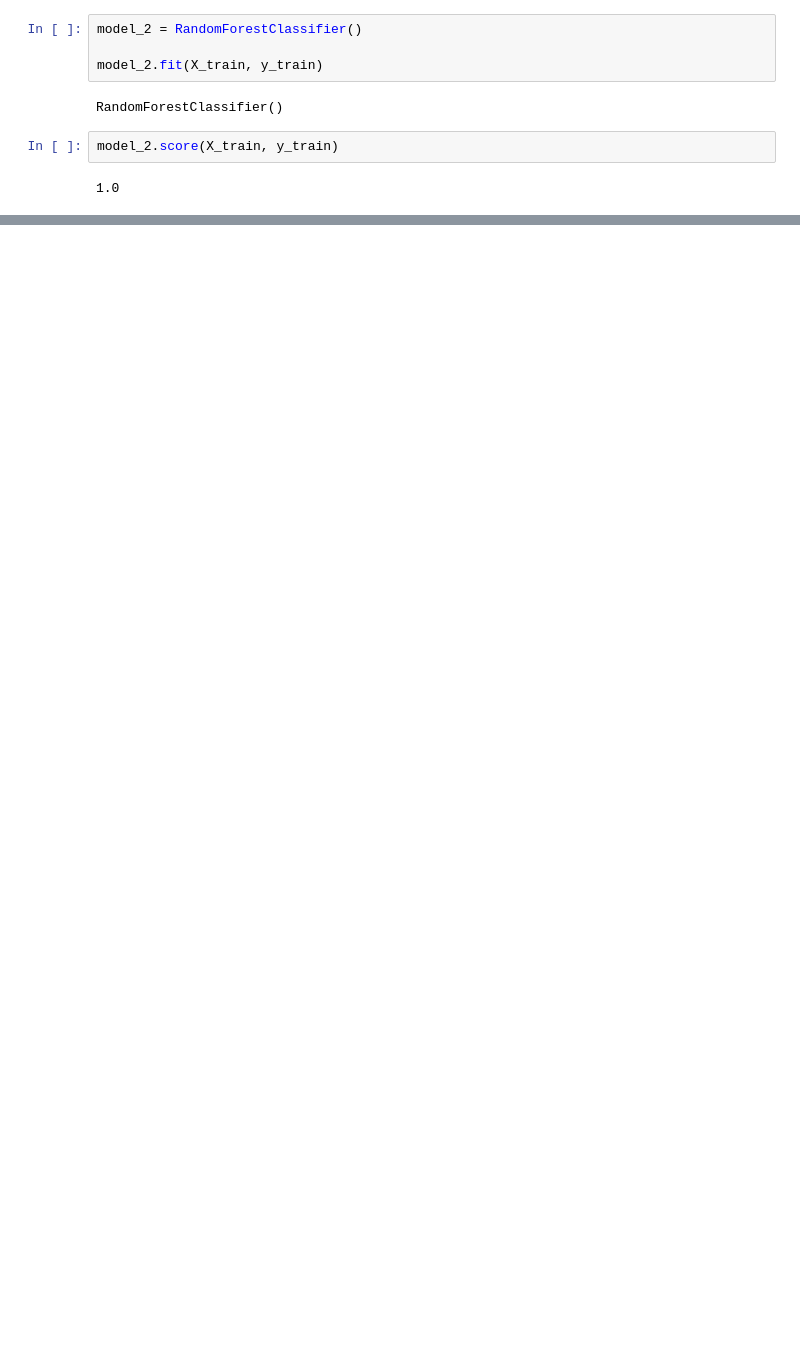
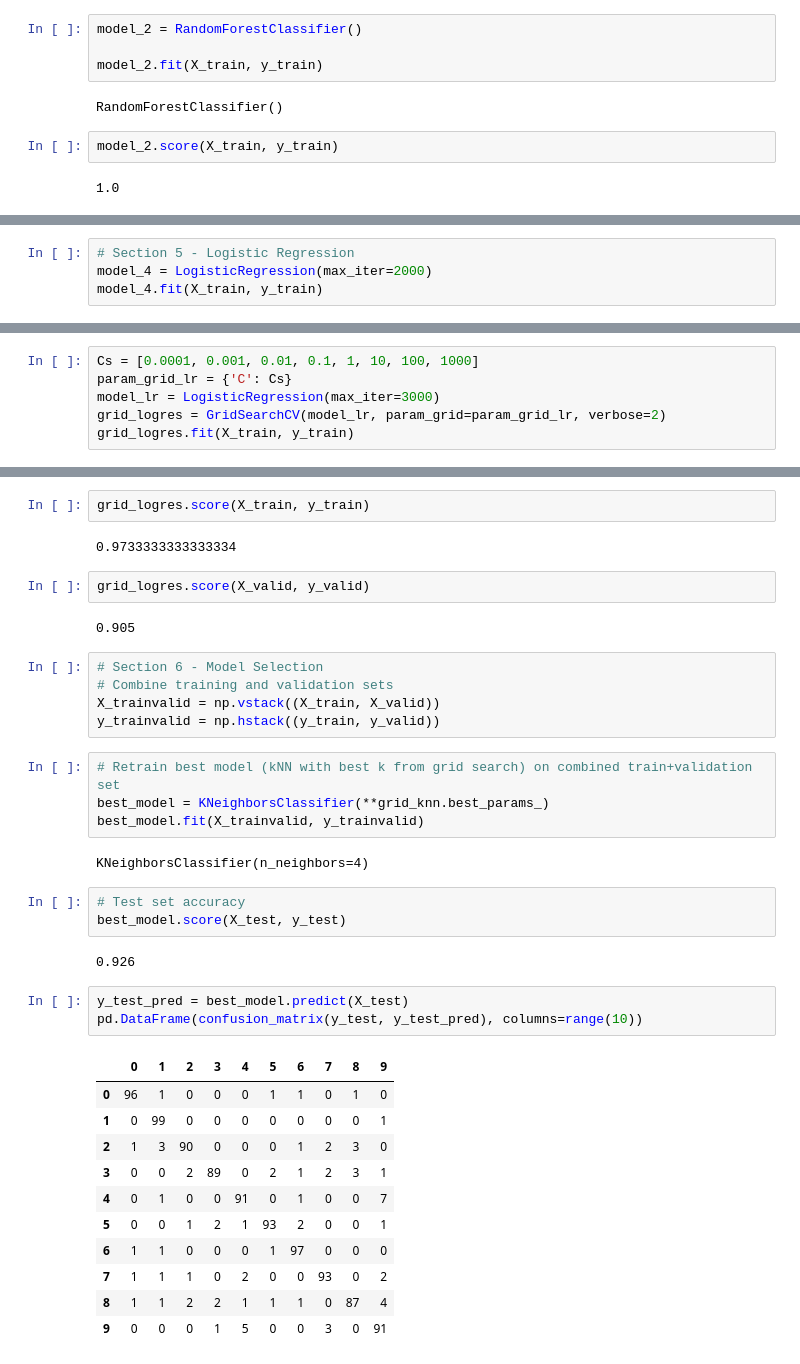
Before and after one commit to natashazywczyk/MachineLearningLabs, a Jupyter notebook: Lab 6/digits.ipynb, the cells around one changed output, grey strips where cells are left out. Cells and saved outputs as stored; diff of their text form; blank space fills up the shorter version.

```diff
--- a/Lab 6/digits.ipynb
+++ b/Lab 6/digits.ipynb
@@ -187,0 +321,4 @@ param_grid = {'n_estimators': [20, 50, 100, 500, 1000], 'max_depth': 100} # To f
+# %%
+# Section 5 - Logistic Regression
+model_4 = LogisticRegression(max_iter=2000)
+model_4.fit(X_train, y_train)
@@ -187,0 +335,6 @@ param_grid = {'n_estimators': [20, 50, 100, 500, 1000], 'max_depth': 100} # To f
+# %%
+Cs = [0.0001, 0.001, 0.01, 0.1, 1, 10, 100, 1000]
+param_grid_lr = {'C': Cs}
+model_lr = LogisticRegression(max_iter=3000)
+grid_logres = GridSearchCV(model_lr, param_grid=param_grid_lr, verbose=2)
+grid_logres.fit(X_train, y_train)
@@ -187,0 +370,39 @@ param_grid = {'n_estimators': [20, 50, 100, 500, 1000], 'max_depth': 100} # To f
+# %%
+grid_logres.score(X_train, y_train)
+# %% [output]
+0.9733333333333334
+# %%
+grid_logres.score(X_valid, y_valid)
+# %% [output]
+0.905
+# %%
+# Section 6 - Model Selection
+# Combine training and validation sets
+X_trainvalid = np.vstack((X_train, X_valid))
+y_trainvalid = np.hstack((y_train, y_valid))
+# %%
+# Retrain best model (kNN with best k from grid search) on combined train+validation set
+best_model = KNeighborsClassifier(**grid_knn.best_params_)
+best_model.fit(X_trainvalid, y_trainvalid)
+# %% [output]
+KNeighborsClassifier(n_neighbors=4)
+# %%
+# Test set accuracy
+best_model.score(X_test, y_test)
+# %% [output]
+0.926
+# %%
+y_test_pred = best_model.predict(X_test)
+pd.DataFrame(confusion_matrix(y_test, y_test_pred), columns=range(10))
+# %% [output]
+|  | 0 | 1 | 2 | 3 | 4 | 5 | 6 | 7 | 8 | 9 |
+| 0 | 96 | 1 | 0 | 0 | 0 | 1 | 1 | 0 | 1 | 0 |
+| 1 | 0 | 99 | 0 | 0 | 0 | 0 | 0 | 0 | 0 | 1 |
+| 2 | 1 | 3 | 90 | 0 | 0 | 0 | 1 | 2 | 3 | 0 |
+| 3 | 0 | 0 | 2 | 89 | 0 | 2 | 1 | 2 | 3 | 1 |
+| 4 | 0 | 1 | 0 | 0 | 91 | 0 | 1 | 0 | 0 | 7 |
+| 5 | 0 | 0 | 1 | 2 | 1 | 93 | 2 | 0 | 0 | 1 |
+| 6 | 1 | 1 | 0 | 0 | 0 | 1 | 97 | 0 | 0 | 0 |
+| 7 | 1 | 1 | 1 | 0 | 2 | 0 | 0 | 93 | 0 | 2 |
+| 8 | 1 | 1 | 2 | 2 | 1 | 1 | 1 | 0 | 87 | 4 |
+| 9 | 0 | 0 | 0 | 1 | 5 | 0 | 0 | 3 | 0 | 91 |
```
Also changed, not shown: parts of 32 cells of this notebook.
